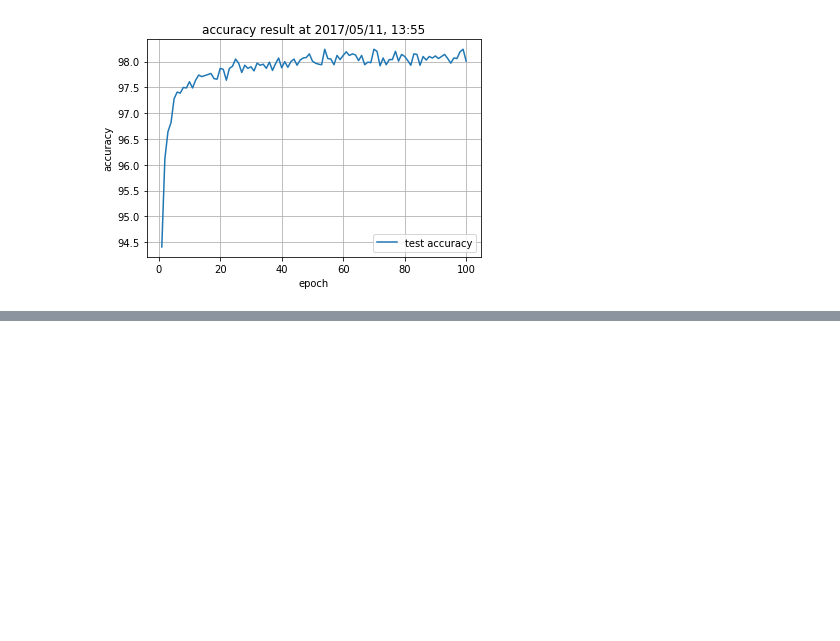
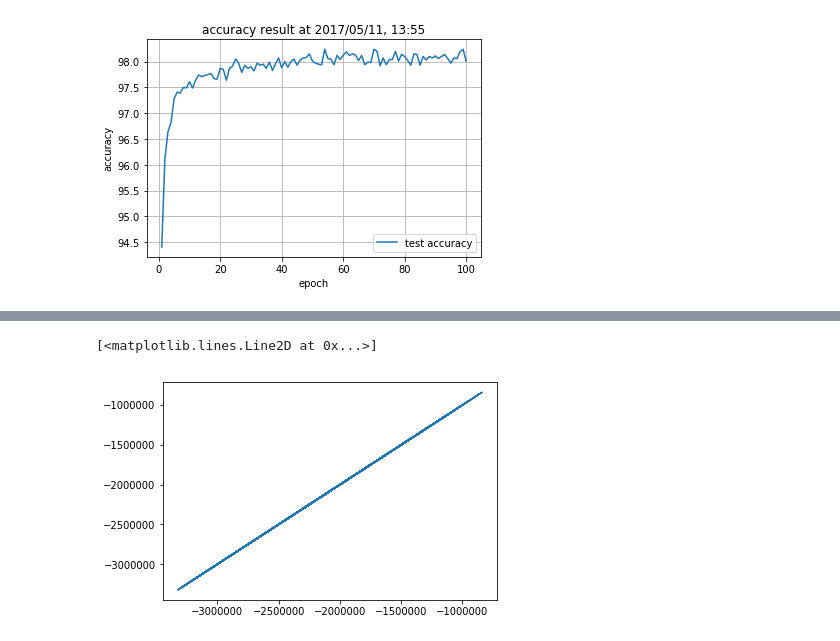
Before and after one commit to crcrpar/dl_material, a Jupyter notebook: 0_introduction_and_review.ipynb, the cells around one changed output, grey strips where cells are left out. Saved outputs shown, nothing was run; the diff lists cells and outputs as text; code cells hidden in the pictures; blank space fills up the shorter version.

```diff
--- a/0_introduction_and_review.ipynb
+++ b/0_introduction_and_review.ipynb
@@ -639,0 +694,22 @@ Duration: 1303.761274
+# %%
+class AutoEncoderBN(nn.Module):
+
+    def __init__(self, in_size=784, hidden_size=256, latent_size=2):
+        super(AutoEncoderBN, self).__init__()
+        self.fc1 = nn.Linear(in_size, hidden_size)
+        self.bn1 = nn.BatchNorm1d(hidden_size)
+        self.fc2 = nn.Linear(hidden_size, latent_size)
+        self.bn2 = nn.BatchNorm1d(latent_size)
+        self.fc3 = nn.Linear(latent_size, hidden_size)
+        self.bn3 = nn.BatchNorm1d(hidden_size)
+        self.fc4 = nn.Linear(hidden_size, in_size)
+
+    def forward(self, x):
+        h = F.relu(self.bn1(self.fc1(x.view(-1, 784))))
+        h = F.relu(self.bn2(self.fc2(h)))
+        h = F.relu(self.bn3(self.fc3(h)))
+        return self.fc4(h)
+
+    def infer(self, x):
+        h = F.relu(self.bn1(self.fc1(x.view(-1, 784))))
+        return self.bn2(self.fc2(h))
@@ -639,0 +787,4 @@ Duration: 1303.761274
+# %%
+ae = AutoEncoderBN()
+optimizer = optim.Adam(ae.parameters())
+results_ae = run_ae(100, train_ae, test_ae)
@@ -639,0 +809,22 @@ Duration: 1303.761274
+# %%
+def calculate_latent(ae):
+    ae.eval()
+    x0_list = []
+    x1_list = []
+    label_list = []
+    result_dic =
+    for (data, target) in test_loader:
+        data = Variable(data, volatile=True)
+        latent = ae.infer(data).data.numpy().transpose(1, 0)
+        x0_list.extend(list(latent[0, :]))
+        x1_list.extend(list(latent[0, :]))
+        label_list.extend(list(target))
+    return pd.DataFrame({'x0': x0_list, 'x1': x1_list, 'digit': label_list})
+# %%
+result_df = calculate_latent(ae)
+result_df.plot.scatter(x='x0', y='x1', c='digit', )
+# %%
+plt.plot(result_df[result_df.digit == 0].x0, result_df[result_df.digit == 0].x1)
+# %% [output]
+[<matplotlib.lines.Line2D at 0x...>]
+[figure, added]
```
Also changed, not shown: parts of 13 cells of this notebook, 1 other file.
